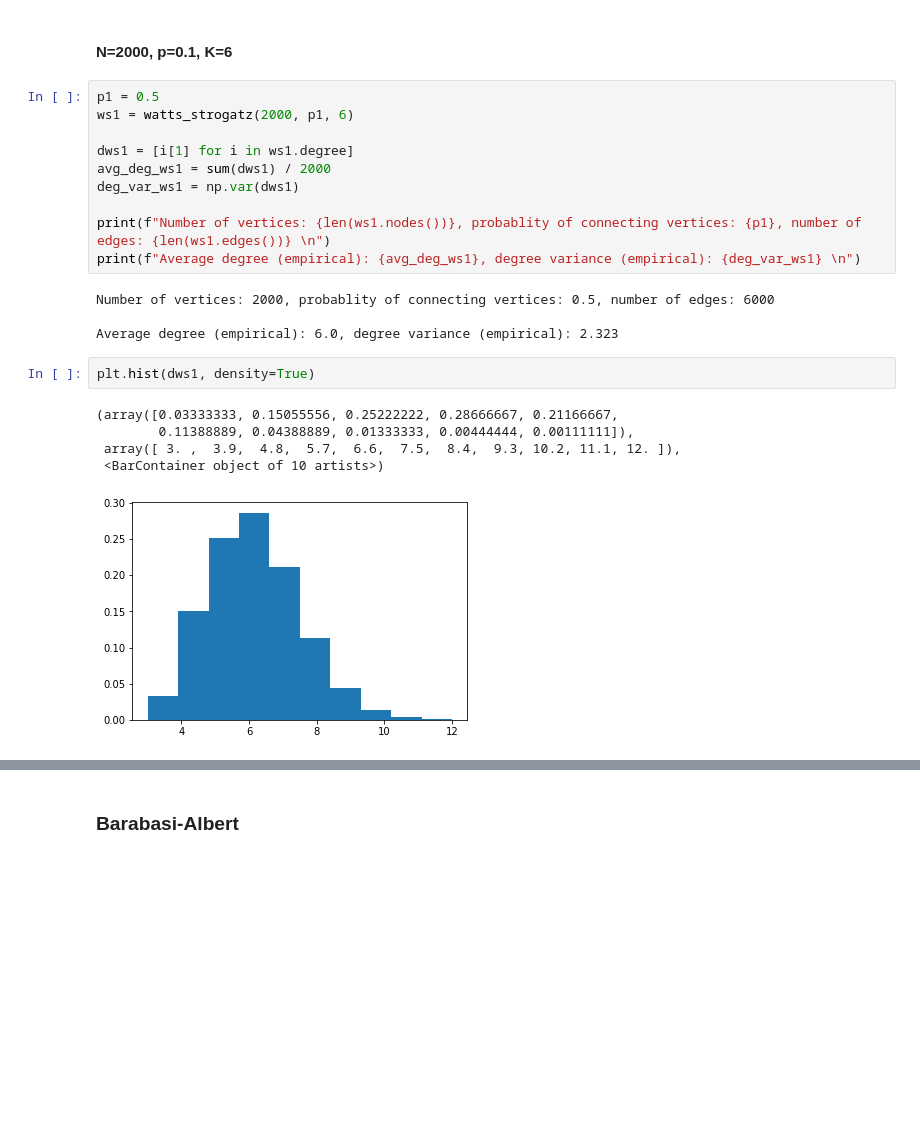
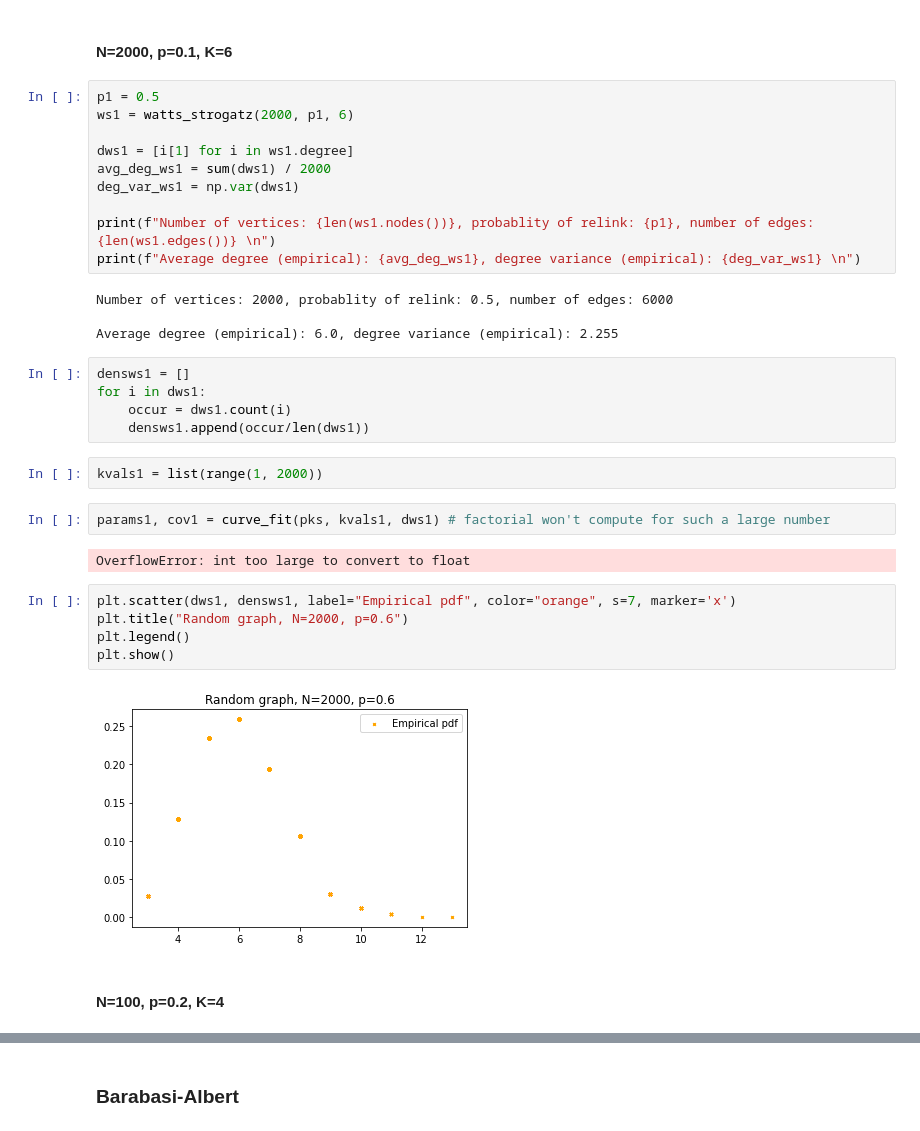
Before and after one commit to adamaj99pwr/Diffusion-processes, a Jupyter notebook: lab3/lab3.ipynb, the cells around one changed output, grey strips where cells are left out. Cells and saved outputs as stored; diff of their text form; blank space fills up the shorter version.

```diff
--- a/lab3/lab3.ipynb
+++ b/lab3/lab3.ipynb
@@ -180,17 +242,29 @@ dws1 = [i[1] for i in ws1.degree]
 avg_deg_ws1 = sum(dws1) / 2000
 deg_var_ws1 = np.var(dws1)
 
-print(f"Number of vertices: {len(ws1.nodes())}, probablity of connecting vertices: {p1}, number of edges: {len(ws1.edges())} \n")
+print(f"Number of vertices: {len(ws1.nodes())}, probablity of relink: {p1}, number of edges: {len(ws1.edges())} \n")
 print(f"Average degree (empirical): {avg_deg_ws1}, degree variance (empirical): {deg_var_ws1} \n")
 # %% [output]
-Number of vertices: 2000, probablity of connecting vertices: 0.5, number of edges: 6000
+Number of vertices: 2000, probablity of relink: 0.5, number of edges: 6000
 
-Average degree (empirical): 6.0, degree variance (empirical): 2.323
+Average degree (empirical): 6.0, degree variance (empirical): 2.255
-# %%
-plt.hist(dws1, density=True)
-# %% [output]
-(array([0.03333333, 0.15055556, 0.25222222, 0.28666667, 0.21166667,
-        0.11388889, 0.04388889, 0.01333333, 0.00444444, 0.00111111]),
- array([ 3. ,  3.9,  4.8,  5.7,  6.6,  7.5,  8.4,  9.3, 10.2, 11.1, 12. ]),
- <BarContainer object of 10 artists>)
-[figure, removed]
+# %%
+densws1 = []
+for i in dws1:
+    occur = dws1.count(i)
+    densws1.append(occur/len(dws1))
+# %%
+kvals1 = list(range(1, 2000))
+# %%
+params1, cov1 = curve_fit(pks, kvals1, dws1) # factorial won't compute for such a large number
+# %% [output]
+OverflowError: int too large to convert to float
+# %%
+plt.scatter(dws1, densws1, label="Empirical pdf", color="orange", s=7, marker='x')
+plt.title("Random graph, N=2000, p=0.6")
+plt.legend()
+plt.show()
+# %% [output]
+[figure, added]
+# %% [markdown]
+#### N=100, p=0.2, K=4
```
Also changed, not shown: parts of 68 cells of this notebook, 2 other files.
